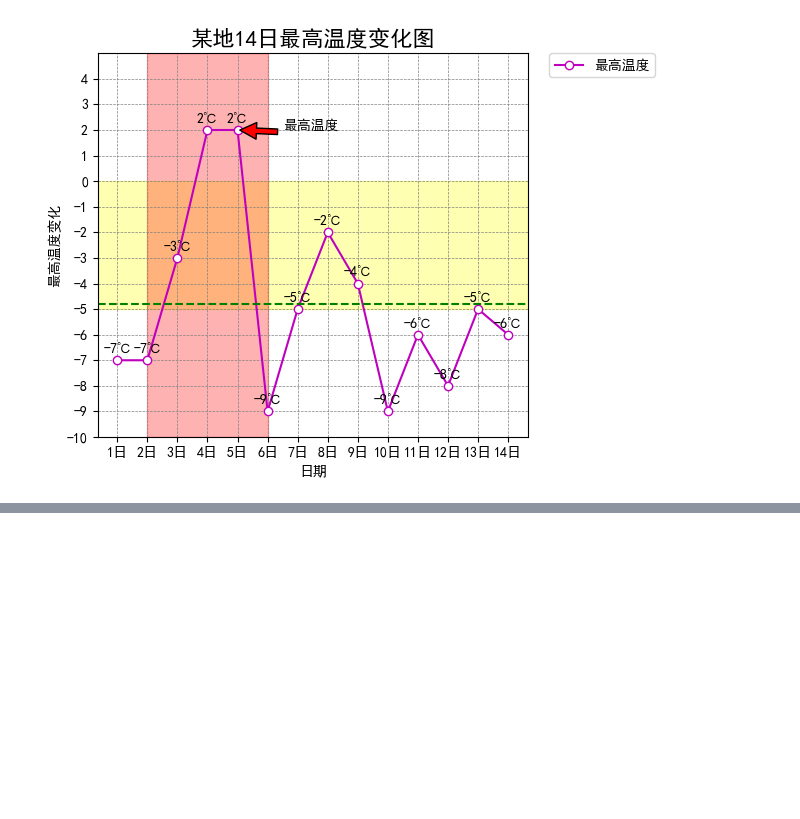
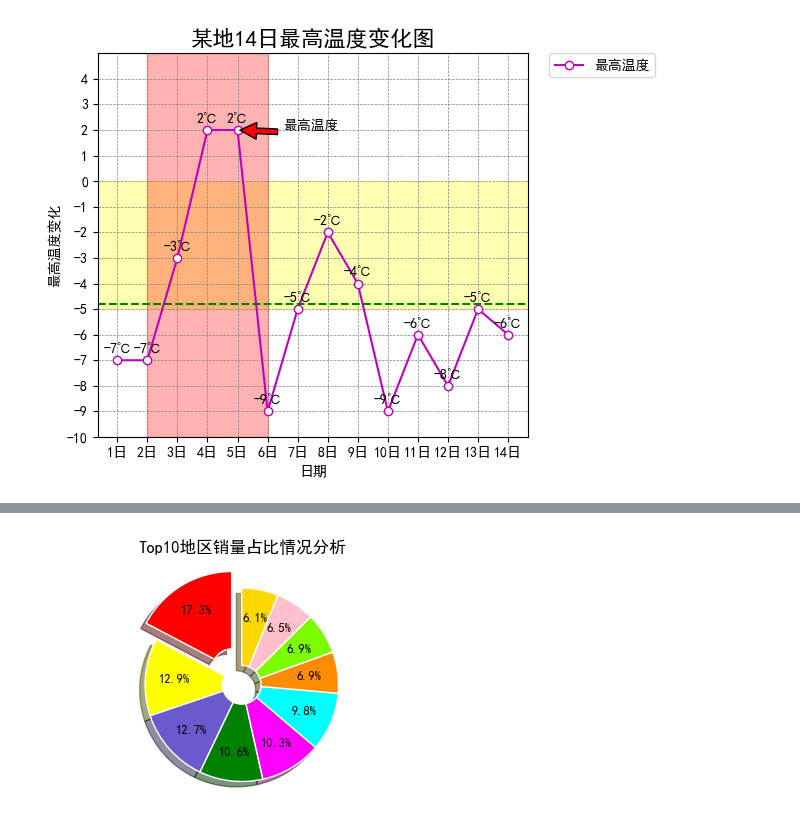
Before and after one commit to MercuryHaipeng/Python-Visualization-Tutorial, a Jupyter notebook: Chapter 1/1-1.ipynb, the cells around one changed output, grey strips where cells are left out. Drawn from its saved outputs; the diff is of its cells as text; code cells hidden in the pictures; blank space fills up the shorter version.

```diff
--- a/Chapter 1/1-1.ipynb
+++ b/Chapter 1/1-1.ipynb
@@ -88,0 +222,43 @@ plt.show()  # 显示图表
+# %%
+# 导入相关模块
+import pandas as pd
+from matplotlib import pyplot as plt
+
+plt.rcParams["font.sans-serif"] = ["SimHei"]    # 解决中文乱码
+df1 = pd.read_excel(io="../datas/address.xlsx", sheet_name="Sheet2")  # 读取Excel文件
+plt.figure(figsize=(5, 3))  # 设置画布大小
+labels = df1["地区"]
+sizes = df1["销量"]
+# 设置饼形图每块的颜色
+colors = [
+    "red",
+    "yellow",
+    "slateblue",
+    "green",
+    "magenta",
+    "cyan",
+    "darkorange",
+    "lawngreen",
+    "pink",
+    "gold",
+]
+plt.pie(
+    sizes,  # 绘图数据
+    explode=(0.1, 0, 0, 0, 0, 0, 0, 0, 0, 0,),  # 设置突出显示的扇区，这里只对第一个扇区进行突出显示    labels=labels,  # 添加地区标签
+    colors=colors,  # 设置每个扇区的自定义填充色
+    labeldistance=1.02,  # 设置每个扇区标签（图例）与中心的距离
+    autopct="%.1f%%",  # 设置百分比的格式，这里保留一位小数
+    startangle=90,  # 设置饼形图的初始角度
+    radius=0.5,  # 设置饼形图的半径
+    center=(0.2, 0.2),  # 设置饼形图中心的位置
+    wedgeprops = {'width': 0.4, 'edgecolor': 'w'},  # 设置扇形的宽度和边缘颜色
+    textprops={"fontsize": 9, "color": "k"},  # 设置文本标签的属性值
+    pctdistance=0.7,    # 设置百分比标签与中心的距离
+    shadow=True,  # 设置饼形图是否有阴影效果
+)  # 设置百分比标签与中心的距离
+# 设置XY轴刻度一致，保证饼图为圆形
+plt.axis("equal")
+plt.title("Top10地区销量占比情况分析")  # 图表标题
+plt.show()  # 显示图表
+# %% [output]
+[figure, added]
```
Also changed, not shown: parts of 26 cells of this notebook, 1 other file.
